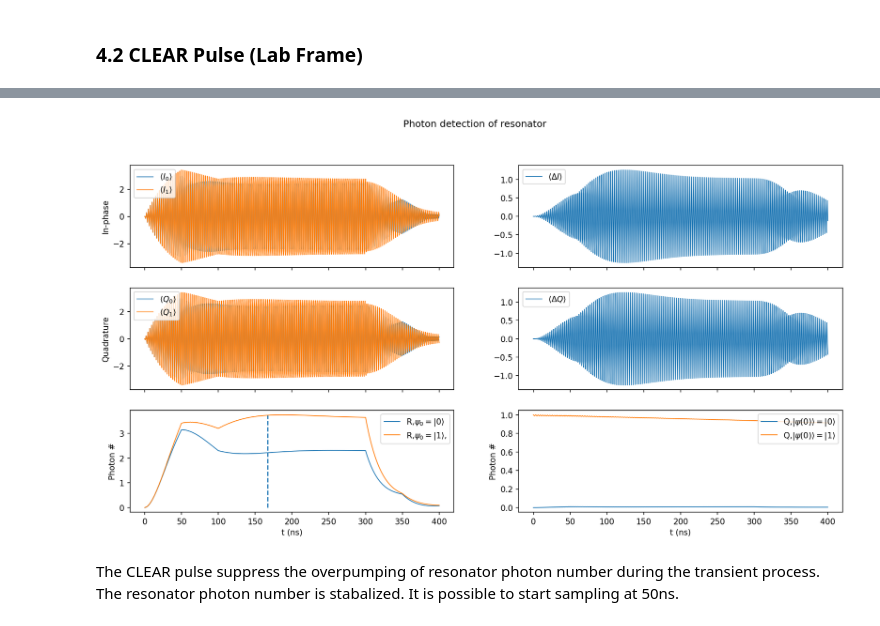
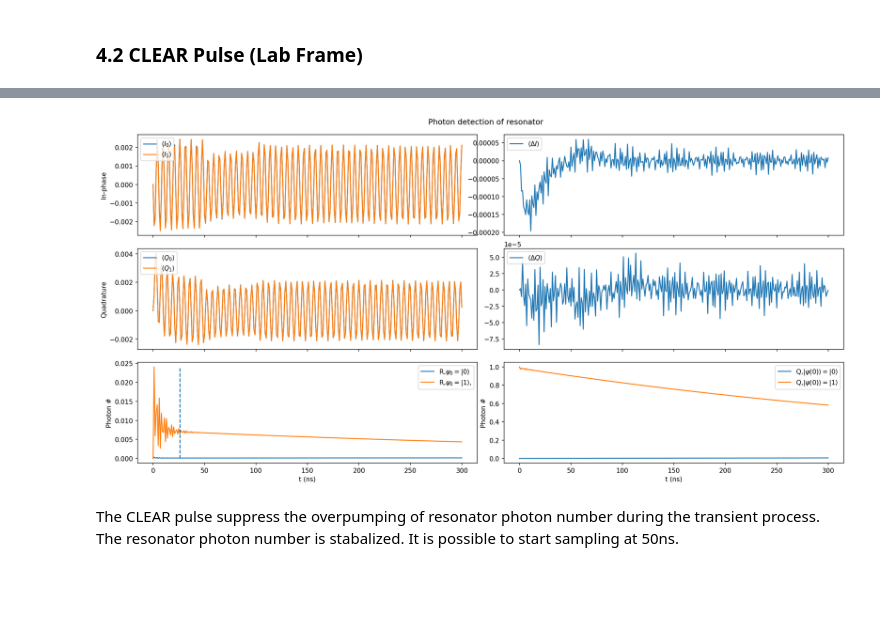
Before and after one commit to Lockonchen/transmon_readout_Python, a Jupyter notebook: 2_transmon_readout_markovian.ipynb, the cells around one changed output, grey strips where cells are left out. Saved outputs shown, nothing was run; the diff lists cells and outputs as text; code cells hidden in the pictures; blank space fills up the shorter version.

```diff
--- a/2_transmon_readout_markovian.ipynb
+++ b/2_transmon_readout_markovian.ipynb
@@ -55,10 +58,11 @@ This total measurement time should be realted to the cavity's dissipation rate:
 n_crit = (wr-wq)**2/(4*g**2)
 print('Critical photon number is :', n_crit)
 
-chi01 = -g**2/(wq-wr)
-print('色散位移为   : ', chi01*1e3, ' MHz')    #换算成 MHz
-chi = -g**2/(wq-wr) * 1/(1+ (wq-wr)/eta)
-print(r'有效色散位移为: ', chi*1e3, ' MHz')    #换算成 MHz
-k = 2*chi/kappa
-print('比值 k= ', k)
+chi01 = g**2/(wq-wr)
+chi12 = 2*g**2/((wq-wr)+eta)
+print('色散位移为   : ', chi01/MHz, ' MHz')    #换算成 MHz
+chi = g**2/(wq-wr) * 1/(1+ (wq-wr)/eta)
+print(r'有效色散位移为: ', chi/MHz, ' MHz')    #换算成 MHz
+k = kappa/abs(chi)
+print(r'比值 kappa/chi= ', k)
 # %% [output]
@@ -201,10 +200,10 @@ plt.plot(times, s1)
 #### Hamiltonian, Collapse Operators, and Initial State
 # %%
 ## Collapse Operators
-nth = 0.002
+nth = 0.00
 c_ops = []
 c_ops.append(np.sqrt(2*np.pi*kappa * (1+nth)) * a)
-c_ops.append(np.sqrt(2*np.pi*kappa * nth) * a.dag())
+#c_ops.append(np.sqrt(2*np.pi*kappa * nth) * a.dag())
 c_ops.append(np.sqrt(2*np.pi*1/T1)*b )
 #c_ops.append( np.sqrt(1/2*Tphi)*b.dag()*b )
 
@@ -213,7 +212,7 @@ e_ops = [a.dag()*a, b.dag()*b, x, y, a]
 
 ## Hamiltonian
 Hamiltonian = [ H0, [1j*np.sqrt(kappa)*2*np.pi*a.dag(), H1_coeff], [-1j*np.sqrt(kappa)*2*np.pi*a, H2_coeff] ]
-Hamiltonian_ = [ H0, [1j*np.sqrt(kappa)*2*np.pi*a.dag(), H1_coeffc], [-1j*np.sqrt(kappa)*2*np.pi*a, H2_coeffc] ]
+Hamiltonian_c = [ H0, [1j*np.sqrt(kappa)*2*np.pi*a.dag(), H1_coeffc], [-1j*np.sqrt(kappa)*2*np.pi*a, H2_coeffc] ]
 
 psi0 = tensor(coherent(Nr, 0), basis(Nq, 0))
 psi1 = tensor(coherent(Nr, 0), basis(Nq, 1))
@@ -301,7 +295,7 @@ expect_values_I1 = [expect((1j*H00*t).expm() * x * (-1j*H00*t).expm(), state) \
 def plot_dynamics(Result1, Result0):
     ''''''
 
-    rotating_frame = np.exp(1j*2*np.pi*(wd+0.0007)*times)
+    rotating_frame = np.exp(1j*wd*times)
 
     #I0 = Result0.expect[2]*rotating_frame
     #Q0 = Result0.expect[3]*rotating_frame
@@ -379,10 +373,14 @@ plt.plot(Re_a1[0], Im_a1[0], marker='o', color='black')
 # %% [markdown]
 ### 4.2 CLEAR Pulse (Lab Frame)
 # %%
-meResult0_ = mesolve(Hamiltonian_, psi0, times, c_ops=c_ops, e_ops=e_ops, args=argsc,
-                    progress_bar=True,
-                    options=Options(store_states=True, nsteps=20000))#, atol=10e-12, rtol=1e-8))
-meResult1_ = mesolve(Hamiltonian_, psi1, times, c_ops=c_ops, e_ops=e_ops, args=argsc,
-                    progress_bar=True,
-                    options=Options(store_states=True, nsteps=20000))#, atol=10e-12, rtol=1e-8))
+options = {
+    "store_states": True,
+    "nsteps":       14_000,
+    "atol":         1e-12,
+    "rtol":         1e-8,
+    "progress_bar": "text",   # or "tqdm" if you prefer
+}
+
+meResult0_c = mesolve(Hamiltonian_c, psi0, times, c_ops=c_ops, e_ops=e_ops, args=argsc, options=options)
+meResult1_c = mesolve(Hamiltonian_c, psi1, times, c_ops=c_ops, e_ops=e_ops, args=argsc, options=options)
 # %% [output]
@@ -406,7 +404,7 @@ Total run time: 152.19s
 # %%
-plot_dynamics(meResult1_, meResult0_)
+plot_dynamics(meResult1_c, meResult0_c)
 # %% [output]
-[figure, old version]
+[figure, new version]
 # %% [markdown]
 The CLEAR pulse suppress the overpumping of resonator photon number during the transient process. The resonator photon number is stabalized. It is possible to start sampling at 50ns.
 # %% [markdown]
```
Also changed, not shown: parts of 29 cells of this notebook.
